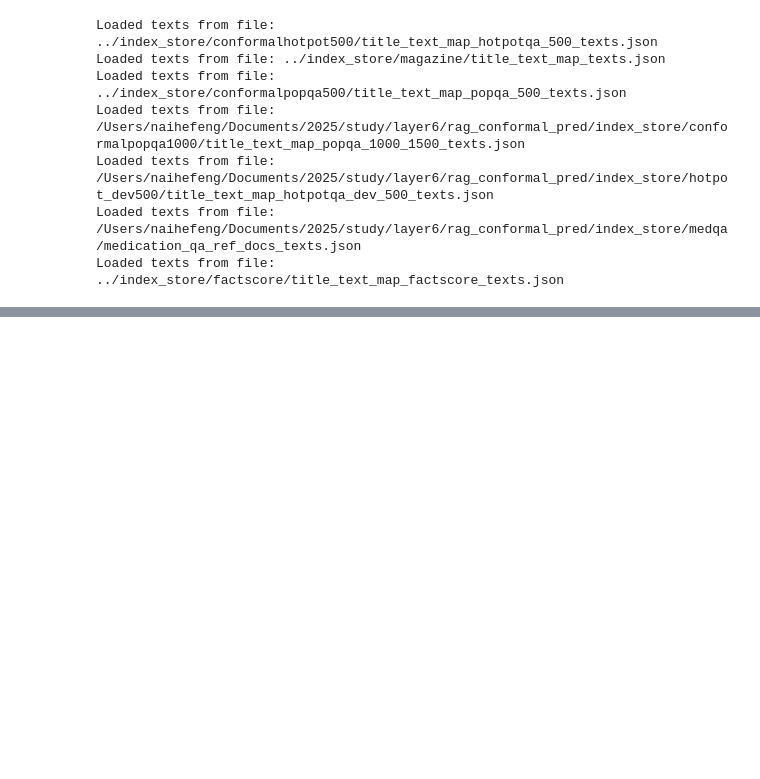
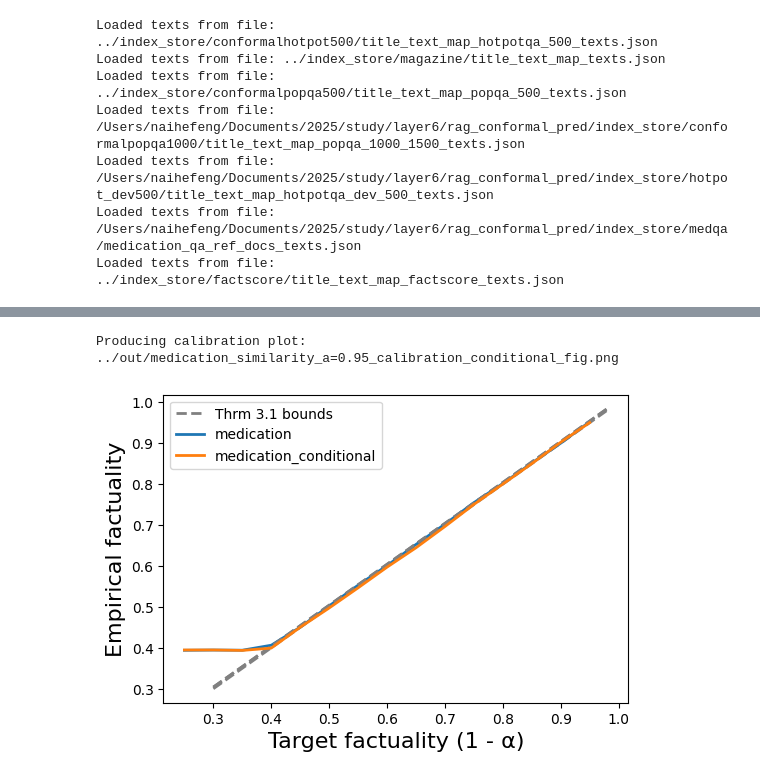
Before and after one commit to n4feng/rag_conformal_pred, a Jupyter notebook: data/mining.ipynb, the cells around one changed output, grey strips where cells are left out. Cells and saved outputs as stored; diff of their text form; code cells hidden in the pictures; blank space fills up the shorter version.

Commit message:
re-factor the factuality plot

```diff
--- a/data/mining.ipynb
+++ b/data/mining.ipynb
@@ -366,3 +508,13 @@ processing for alpha 0.6500000000000001
 processing for alpha 0.7000000000000001
 processing for alpha 0.7500000000000001
 [figure]
+# %%
+a=0.95
+dataset_prefix = 'medication' #options: "factscore", "hotpotqa", "popqa", "medication"
+confidence_method = "similarity"
+data = load_calibration(f"../out/{dataset_prefix}_{confidence_method}_subclaims_with_scores.jsonl")
+fig_filename = f"../out/{dataset_prefix}_{confidence_method}_a={a:.2f}_calibration_conditional_fig.png"
+create_calibration_plot(dataset_prefix, data, alphas, a, confidence_method, fig_filename, is_conditional=True)
+# %% [output]
+Producing calibration plot: ../out/medication_similarity_a=0.95_calibration_conditional_fig.png
+[figure, added]
```
Also changed, not shown: parts of 3 cells of this notebook, 20 other files.
